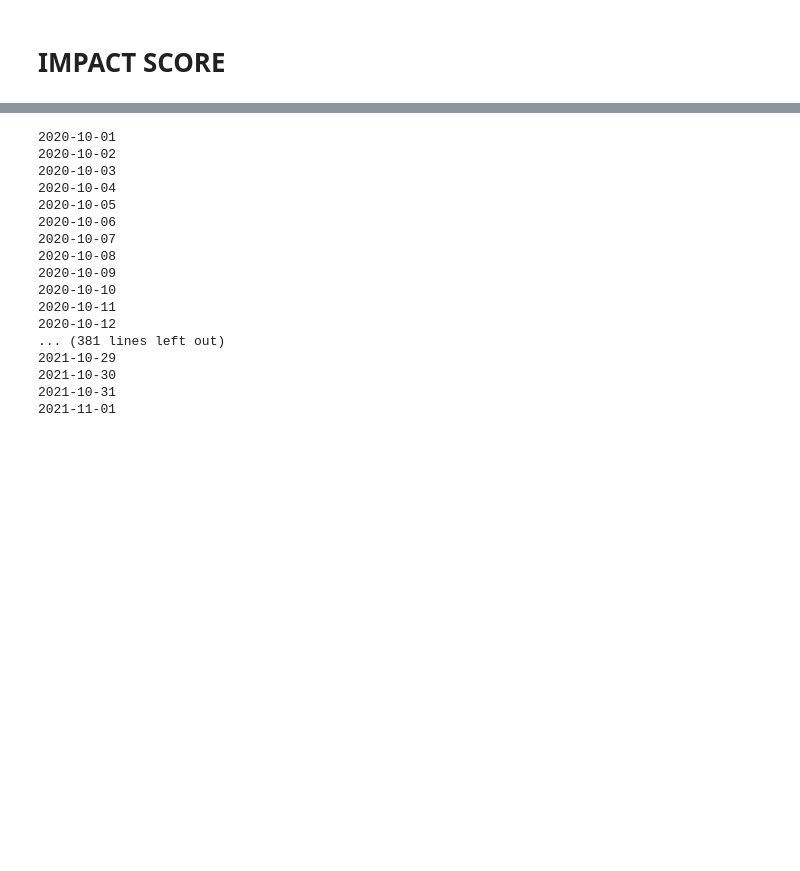
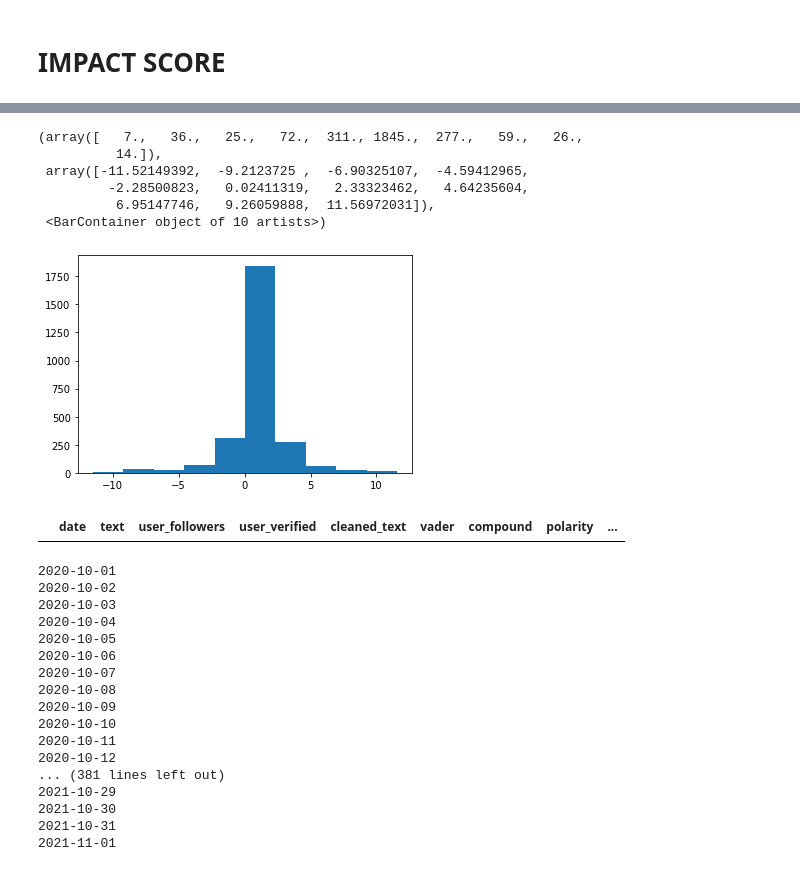
Before and after one commit to krisbianprabowo/bitcoin_price_prediction, a Jupyter notebook: sampling_twitter.ipynb, the cells around one changed output, grey strips where cells are left out. Drawn from its saved outputs; the diff is of its cells as text; code cells hidden in the pictures; blank space fills up the shorter version.

```diff
--- a/sampling_twitter.ipynb
+++ b/sampling_twitter.ipynb
@@ -559,0 +575,2 @@ data.groupby(data['date'].dt.date)[['cleaned_text']].count()
+# %%
+df_test = data.query('impact_score_var_avg < 0.66')
@@ -559,0 +593,12 @@ data.groupby(data['date'].dt.date)[['cleaned_text']].count()
+# %%
+import matplotlib.pyplot as plt
+
+plt.hist(df_test['impact_score_var'])
+# %% [output]
+(array([   7.,   36.,   25.,   72.,  311., 1845.,  277.,   59.,   26.,
+          14.]),
+ array([-11.52149392,  -9.2123725 ,  -6.90325107,  -4.59412965,
+         -2.28500823,   0.02411319,   2.33323462,   4.64235604,
+          6.95147746,   9.26059888,  11.56972031]),
+ <BarContainer object of 10 artists>)
+[figure, added]
@@ -560,3 +616,7 @@ data.groupby(data['date'].dt.date)[['cleaned_text']].count()
+# %%
+data.query('impact_score_only == 0')
+# %% [output]
+|  | date | text | user_followers | user_verified | cleaned_text | vader | compound | polarity | ... |
 # %%
 daterange = pd.date_range("2020-10-01", "2021-11-01")
 # %%
```
Also changed, not shown: parts of 16 cells of this notebook, 2 other files.
